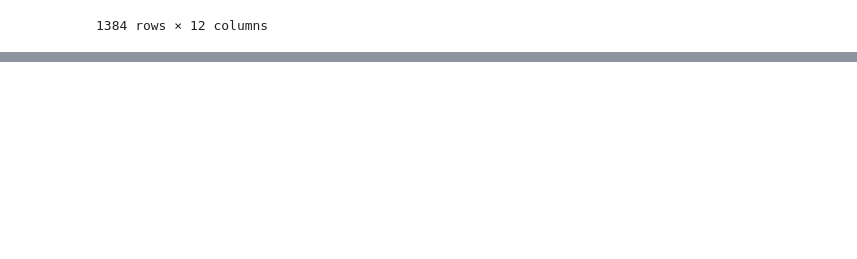
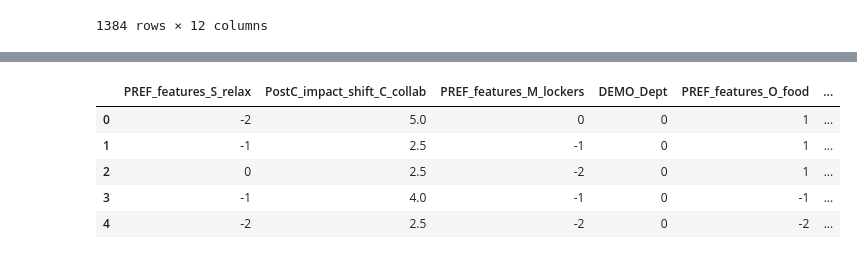
Before and after one commit to Anway-Agte/Wharton-Competition-, a Jupyter notebook: splitting_org.ipynb, the cells around one changed output, grey strips where cells are left out. Cells and saved outputs as stored; diff of their text form; code cells hidden in the pictures; blank space fills up the shorter version.

```diff
--- a/splitting_org.ipynb
+++ b/splitting_org.ipynb
@@ -126,0 +272,15 @@ common_qs.to_excel("common question.xsl")
+# %%
+from sklearn.preprocessing import LabelEncoder
+
+encoder = LabelEncoder()
+# %%
+common_qs['DEMO_Dept'] = encoder.fit_transform(common_qs['DEMO_Dept'])
+# %%
+common_qs.head()
+# %% [output]
+|  | PREF_features_S_relax | PostC_impact_shift_C_collab | PREF_features_M_lockers | DEMO_Dept | PREF_features_O_food | ... |
+| 0 | -2 | 5.0 | 0 | 0 | 1 | ... |
+| 1 | -1 | 2.5 | -1 | 0 | 1 | ... |
+| 2 | 0 | 2.5 | -2 | 0 | 1 | ... |
+| 3 | -1 | 4.0 | -1 | 0 | -1 | ... |
+| 4 | -2 | 2.5 | -2 | 0 | -2 | ... |
```
Also changed, not shown: parts of 12 cells of this notebook, 6 other files.
